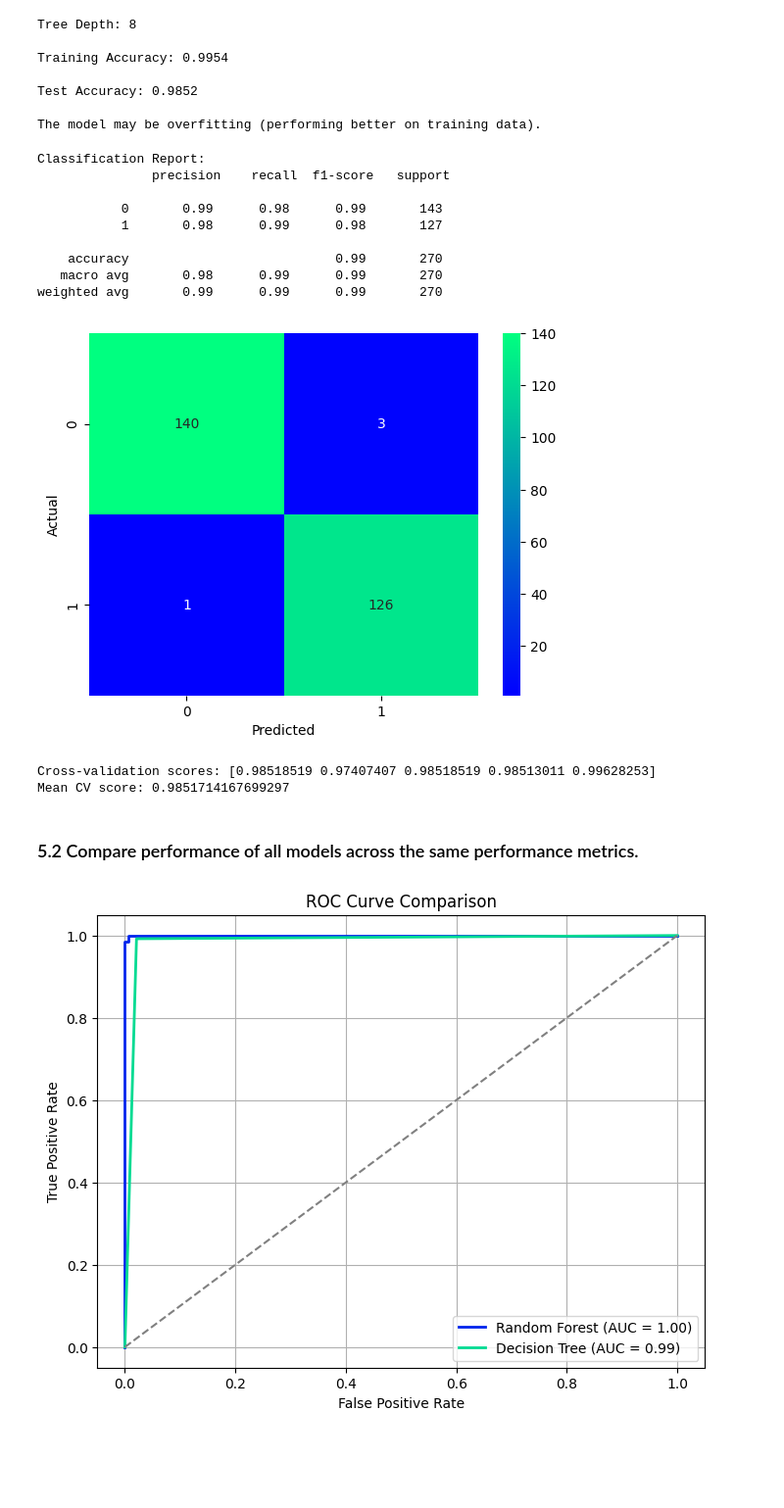
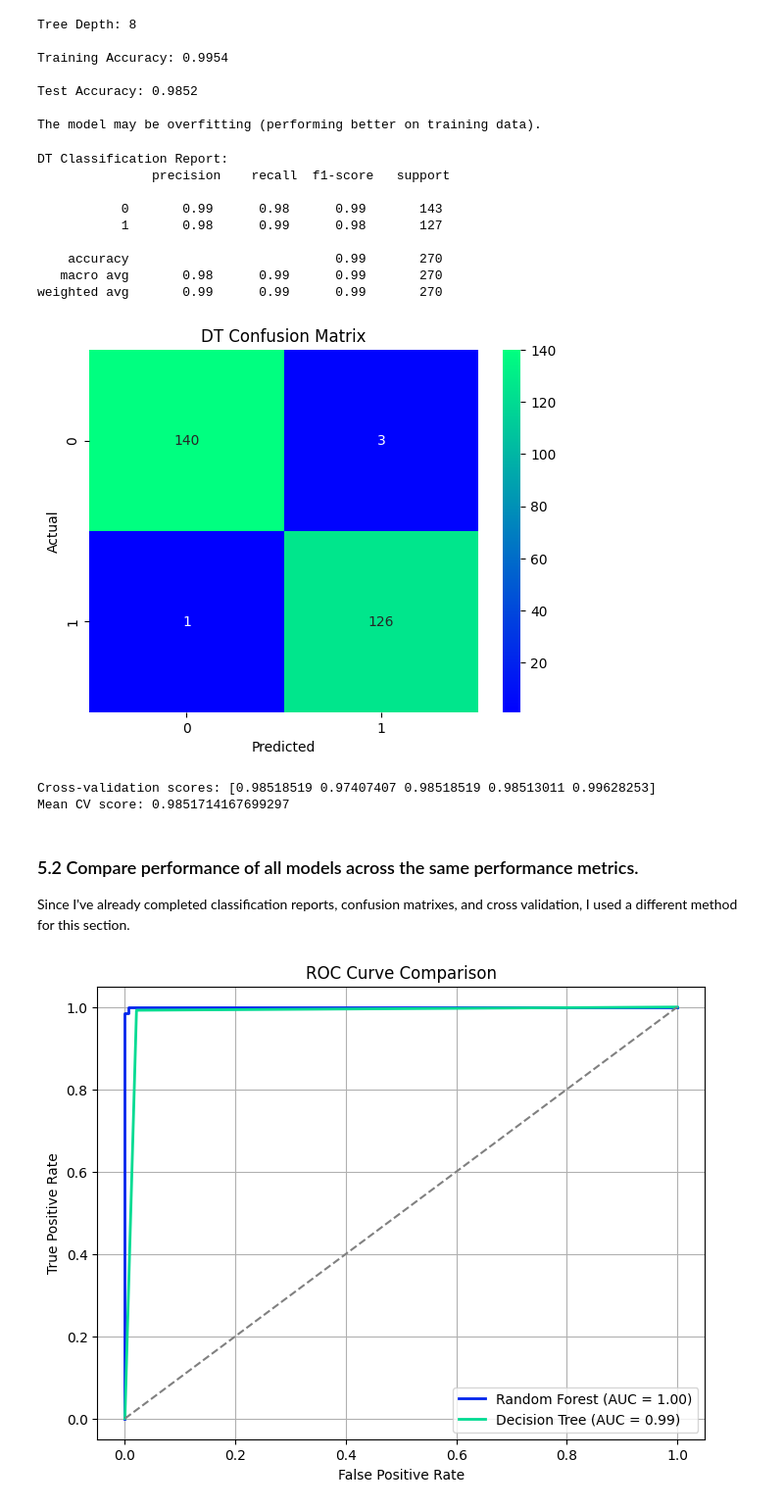
Before and after one commit to Bdowdle4/ml-classification-dowdle, a Jupyter notebook: classification_dowdle.ipynb, the cells around one changed output. Shown at 98% size. Saved outputs shown, nothing was run; the diff lists cells and outputs as text; code cells hidden in the pictures; blank space fills up the shorter version.

```diff
--- a/classification_dowdle.ipynb
+++ b/classification_dowdle.ipynb
@@ -503,29 +506,30 @@ Test Accuracy: 0.9852
 The model may be overfitting (performing better on training data).
 # %%
 # Classification report to show Accuracy, Precision, and F1-score
-print("Classification Report:\n", classification_report(y_test, y_pred_dt))
+print("DT Classification Report:\n", classification_report(y_test, y_pred_dt))
 
 # Create confusion Matrix
 cm = confusion_matrix(y_test, y_pred_dt)
 # Create heatmap
 sns.heatmap(cm, annot=True, cmap="winter", fmt="d")
 # Axis labels
 plt.xlabel("Predicted")
 plt.ylabel("Actual")
+plt.title("DT Confusion Matrix")
 # Show the plot
 plt.tight_layout
 plt.show()
 # %% [output]
-Classification Report:
+DT Classification Report:
                precision    recall  f1-score   support
 
            0       0.99      0.98      0.99       143
            1       0.98      0.99      0.98       127
 
     accuracy                           0.99       270
    macro avg       0.98      0.99      0.99       270
 weighted avg       0.99      0.99      0.99       270
-[figure, old version]
+[figure, new version]
 # %%
 # Confirming the robustness of the model to avoid overfitting to a single test set
 cv_scores = cross_val_score(dt_model, X, y, cv=5)  # 5-fold cross-validation
@@ -536,6 +540,7 @@ Cross-validation scores: [0.98518519 0.97407407 0.98518519 0.98513011 0.99628253
 Mean CV score: 0.9851714167699297
 # %% [markdown]
 ### 5.2 Compare performance of all models across the same performance metrics.
+Since I've already completed classification reports, confusion matrixes, and cross validation, I used a different method for this section.
 # %%
 # Use an ROC Curve to compare models
 # Get predicted probabilities for ROC curve
```
Also changed, not shown: parts of 10 cells of this notebook.
